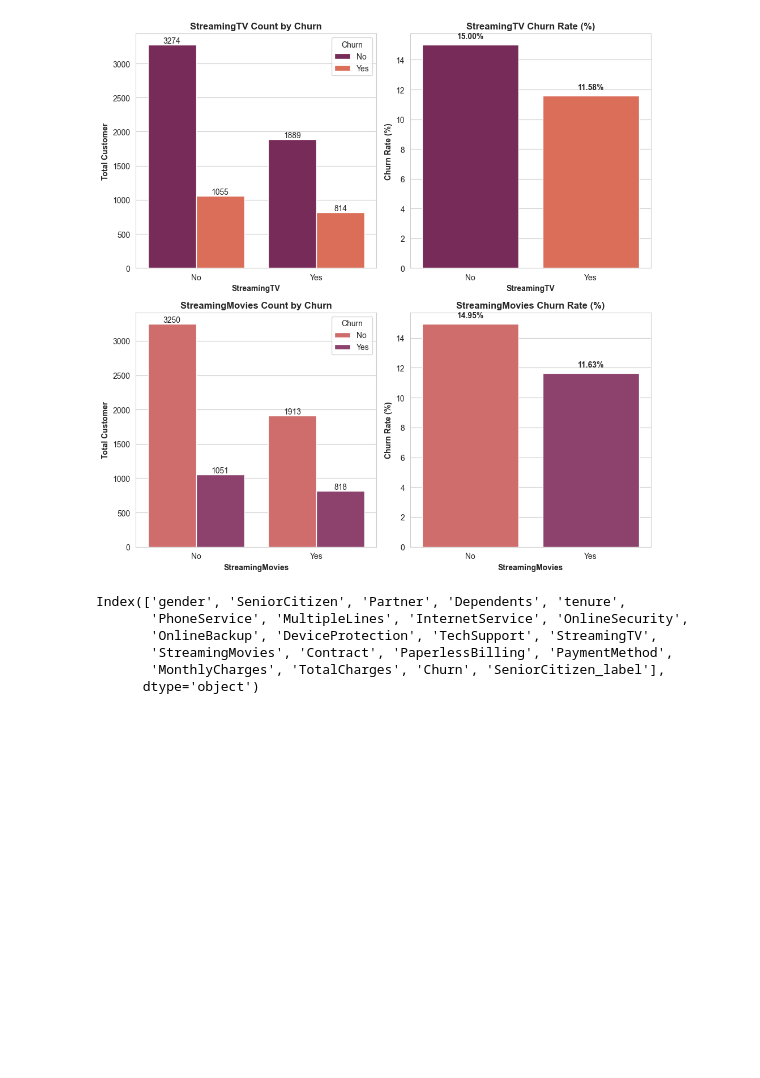
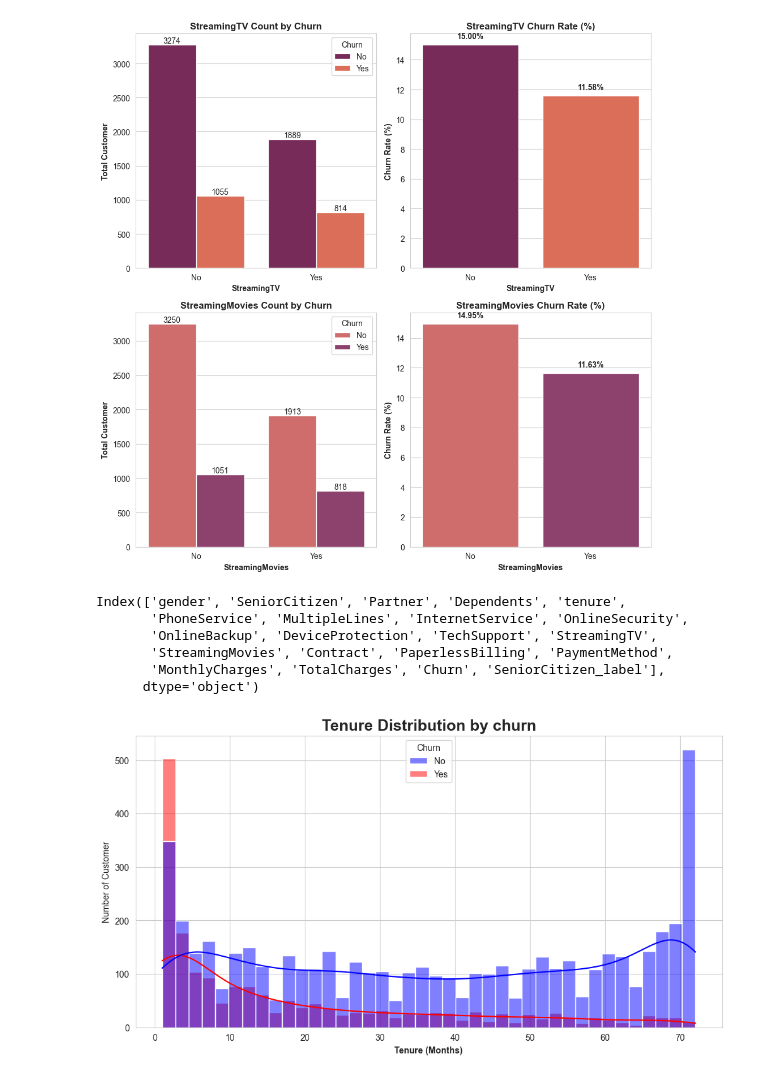
Before and after one commit to Md-Maruf-1727/customer-churn-prediction-ml, a Jupyter notebook: NoteBooks/03_eda_visualization.ipynb, the cells around one changed output. Saved outputs shown, nothing was run; the diff lists cells and outputs as text; code cells hidden in the pictures; blank space fills up the shorter version.

Commit message:
tenure distribution

```diff
--- a/NoteBooks/03_eda_visualization.ipynb
+++ b/NoteBooks/03_eda_visualization.ipynb
@@ -185,7 +185,18 @@ Index(['gender', 'SeniorCitizen', 'Partner', 'Dependents', 'tenure',
        'MonthlyCharges', 'TotalCharges', 'Churn', 'SeniorCitizen_label'],
       dtype='object')
 # %%
-sns.scatterplot(
+plt.figure(figsize=(12, 6))
+sns.histplot(
     data=df,
-    x='T'
+    x='tenure',
+    hue='Churn',
+    kde=True,
+    bins=40,
+    palette=['blue', 'red']
 )
+plt.title("Tenure Distribution by churn", fontsize=18, weight='bold')
+plt.xlabel('Tenure (Months)', weight='bold')
+plt.ylabel('Number of Customer')
+plt.show()
+# %% [output]
+[figure, added]
```
